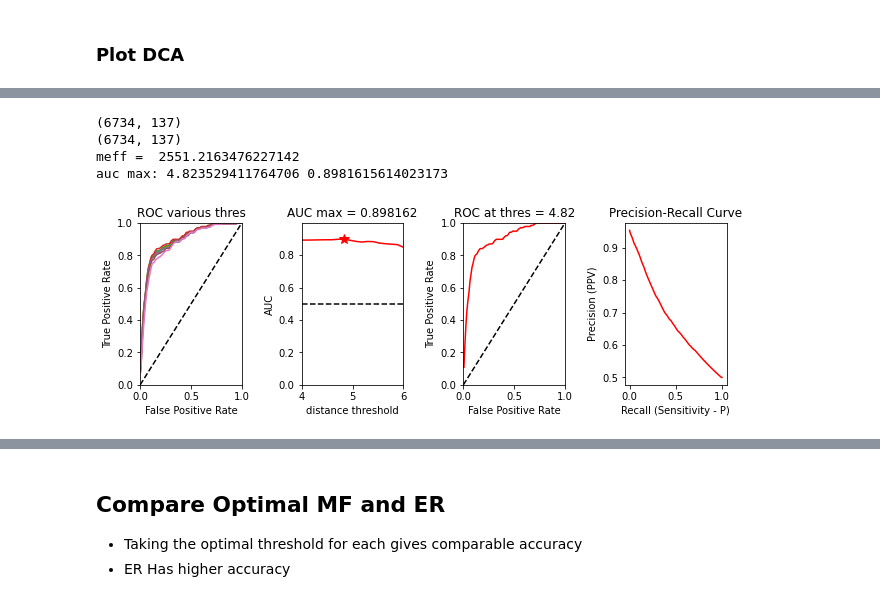
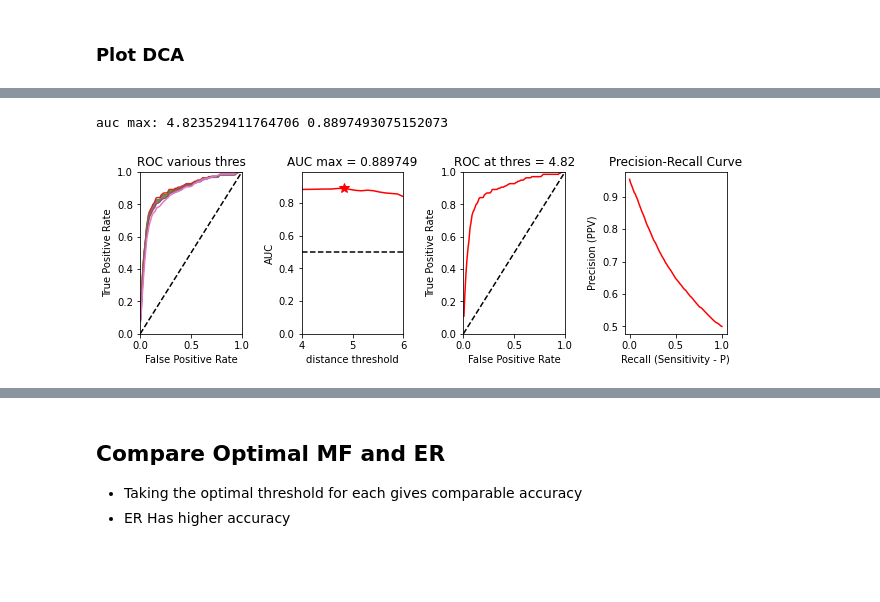
Before and after one commit to evancresswell/DCA_ER, a Jupyter notebook: ecc_DCA_ER.ipynb, the cells around one changed output, grey strips where cells are left out. Saved outputs shown, nothing was run; the diff lists cells and outputs as text; code cells hidden in the pictures; blank space fills up the shorter version.

```diff
--- a/ecc_DCA_ER.ipynb
+++ b/ecc_DCA_ER.ipynb
@@ -447,2 +529,13 @@ Contact threshold:  4.823529411764706
 # %% [markdown]
 ### Plot DCA
+# %%
+from inference_dca import direct_info_dca
+print(s0.shape)
+seq_wt_file = None
+seq_wt_file = '%s/protein_data/data_processing_output/seq_weight_%s.npy' % (DCA_ER_dir, pfam_id)
+
+# ----------- DCA DI (MF) calculation --------------------------------------------- #
+
+mf_di, fi, fij, c, cinv, w, w2d, fi_pydca, fij_pydca, c_pydca, c_inv_pydca, w_pydca, w2d_pydcak, di_pydca  = direct_info_dca(s0, seq_wt_outfile=seq_wt_file)
+print('c[0]:',c[0])
+print('c_pydca[0]', c_pydca[0])
@@ -448,0 +555,23 @@ Contact threshold:  4.823529411764706
+# %%
+MF_di = np.delete(mf_di, cols_removed,0)
+MF_di = np.delete(MF_di, cols_removed,1)
+MF_hybrid_di = np.delete(di_pydca, cols_removed,0)
+MF_hybrid_di = np.delete(MF_hybrid_di, cols_removed,1)
+# --------------------------------------------------------------------------------- #
+print(MF_di.shape)
+plt.title('Tai MF DI')
+plt.imshow(MF_di,cmap='rainbow',origin='lower')
+plt.xlabel('i')
+plt.ylabel('j')
+plt.clim(0.,.01)
+plt.colorbar(fraction=0.045, pad=0.05)
+
+plt.figure()
+print(MF_hybrid_di.shape)
+plt.title('Hybrid MF DI')
+plt.imshow(MF_hybrid_di,cmap='rainbow',origin='lower')
+plt.xlabel('i')
+plt.ylabel('j')
+plt.clim(2.,0.)
+plt.colorbar(fraction=0.045, pad=0.05)
+print('cinv[0]', cinv[0])
@@ -449,15 +585,10 @@ Contact threshold:  4.823529411764706
 # %%
-from inference_dca import direct_info_dca
-print(s0.shape)
-seq_wt_file = '%s/protein_data/data_processing_output/seq_weight_%s.npy' % (DCA_ER_dir, pfam_id)
-seq_wt_file = None
-
-MF_di, fi, fij, c, cinv = direct_info_dca(s0, seq_wt_outfile=seq_wt_file)
-
-
 # Run our version of MF di scores through Average Product Correction (to combat influences of phylogeny)
 # mf_APC = score_APC(MF_di, sequence_length, s_index)
 # MF_di = tools.di_dict2mat(mf_APC, cols_removed, s_index)
+
+# Initialize plotting
+iplot = [1,3,5,7,9,11,13]
 plt.figure(figsize=(9.0,3.2))
 
 plt.subplot2grid((1,4),(0,0))
@@ -485,35 +616,32 @@ print('auc max:',ct_thres[i0_MF],auc_MF[i0_MF])
 p0_MF,tp0_MF,fp0_MF = tools.roc_curve(ct,MF_di,ct_thres[i0_MF])
 
 
 plt.subplot2grid((1,4),(0,1))
 plt.title('AUC max = %f' %(auc_MF[i0_MF]))
 plt.plot([ct_thres.min(),ct_thres.max()],[0.5,0.5],'k--')
 plt.plot(ct_thres,auc_MF,'r-')
 plt.plot(ct_thres[i0_MF],auc_MF[i0_MF], 'r*', markersize=10.)
 plt.xlim([ct_thres.min(),ct_thres.max()])
 plt.ylim([0,auc_MF.max()+0.1])
 plt.xlabel('distance threshold')
 plt.ylabel('AUC')
 
 plt.subplot2grid((1,4),(0,2))
 plt.title('ROC at thres = %3.2f'%(ct_thres[i0_MF]))
 plt.plot(fp0_MF,tp0_MF,'r-')
 plt.plot([0,1],[0,1],'k--')
 plt.xlim([0,1])
 plt.ylim([0,1])
 plt.xlabel('False Positive Rate')
 plt.ylabel('True Positive Rate')
 
 plt.subplot2grid((1,4),(0,3))
 plt.title('Precision-Recall Curve')
 plt.plot(p0_MF, tp0_MF / (tp0_MF + fp0_MF), 'r-', label='thres = %s'%ct_thres[i0_MF])
 plt.xlabel('Recall (Sensitivity - P)')
 plt.ylabel('Precision (PPV)')
 
 plt.tight_layout(h_pad=1, w_pad=1.5)
 # %% [output]
-(6734, 137)
-(6734, 137)
-meff =  2551.2163476227142
-auc max: 4.823529411764706 0.8981615614023173
+auc max: 4.823529411764706 0.8897493075152073
-[figure, old version]
+[figure, new version]
```
Also changed, not shown: parts of 23 cells of this notebook, 5 other files.
